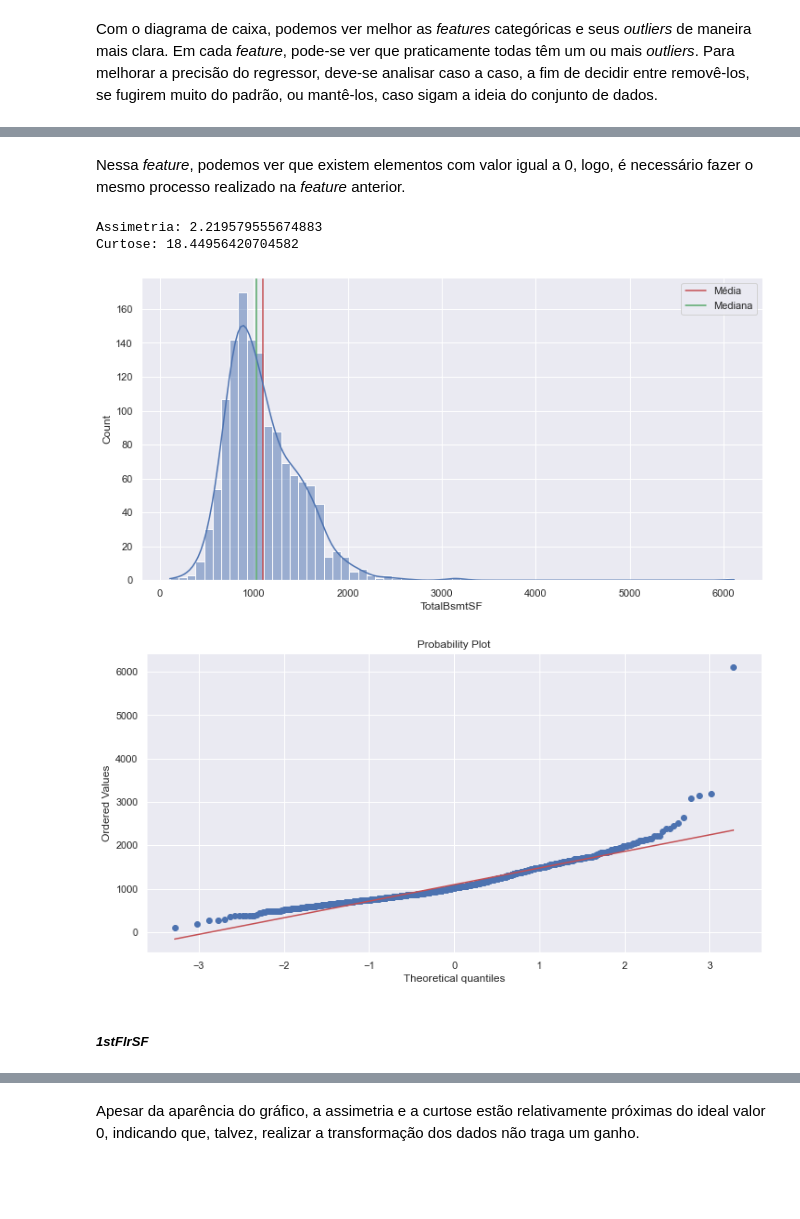
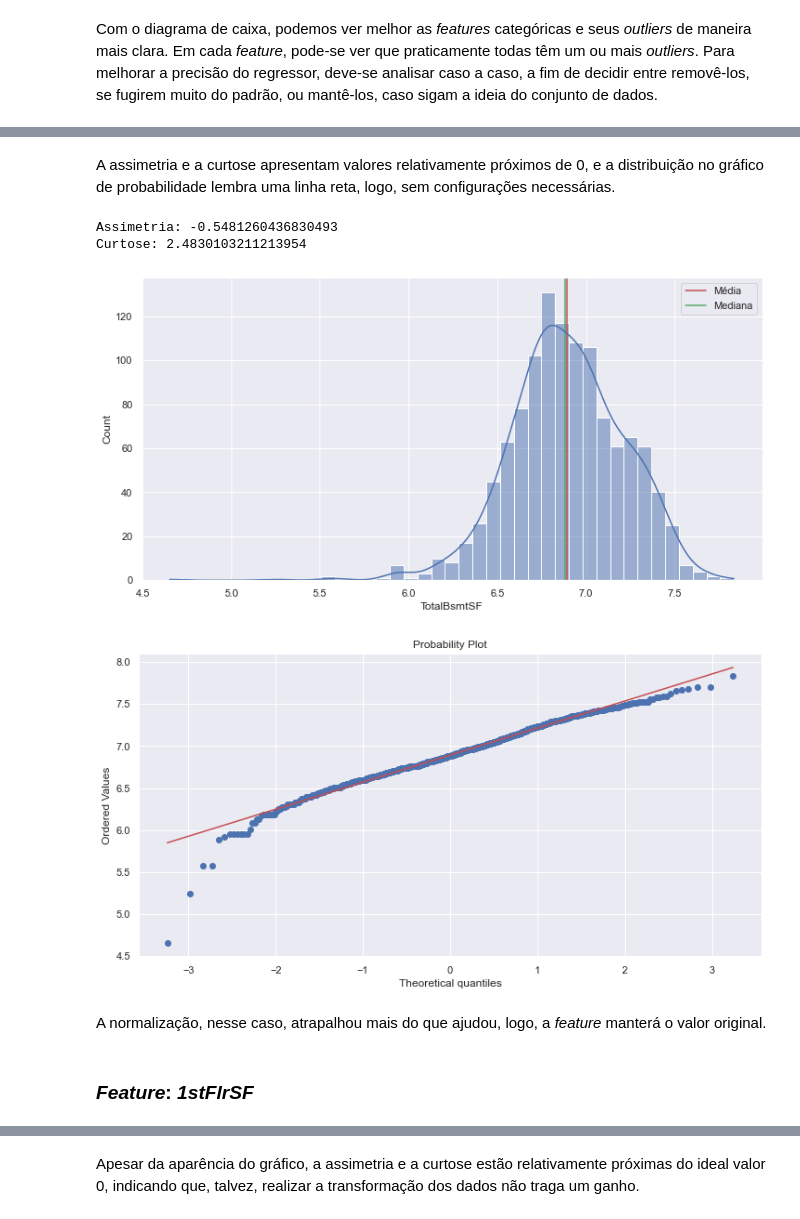
Before and after one commit to G-Moraes/house-prices, a Jupyter notebook: main.ipynb, the cells around one changed output, grey strips where cells are left out. Drawn from its saved outputs; the diff is of its cells as text; code cells hidden in the pictures; blank space fills up the shorter version.

```diff
--- a/main.ipynb
+++ b/main.ipynb
@@ -715,2 +775,2 @@ X.loc[X['GarageArea'] > 0,'HasGarage'] = 1
 # %%
-X.loc[X['GarageArea'] == 1,'GarageArea'] = np.log(X['GarageArea'])
+normGarageArea = np.log(X['GarageArea'])
@@ -731 +789,3 @@ O resultado não é dos melhores, mas é o que foi possível obter.
+# %%
+X['GarageArea'] = normGarageArea
 # %% [markdown]
@@ -743,8 +803,4 @@ createProbPlot(X['TotalBsmtSF'])
-# %% [markdown]
-Nessa *feature*, podemos ver que existem elementos com valor igual a 0, logo, é necessário fazer o mesmo processo realizado na *feature* anterior.
-# %%
-X['HasBsmt'] = pd.Series(len(X['TotalBsmtSF']), index=X.index)
-X['HasBsmt'] = 0
-X.loc[X['TotalBsmtSF'] > 0,'HasBsmt'] = 1
+# %% [markdown]
+A assimetria e a curtose apresentam valores relativamente próximos de 0, e a distribuição no gráfico de probabilidade lembra uma linha reta, logo, sem configurações necessárias.
 # %%
-X.loc[X['TotalBsmtSF'] == 1,'TotalBsmtSF'] = np.log(X['TotalBsmtSF'])
+normTotalBsmtSF = np.log(X['TotalBsmtSF'])
@@ -753,15 +807,17 @@ lista = X[X['TotalBsmtSF'] > 0 ]['TotalBsmtSF']
 # %%
-createHistPlot(lista)
+createHistPlot(normTotalBsmtSF)
 # %% [output]
-Assimetria: 2.219579555674883
-Curtose: 18.44956420704582
+Assimetria: -0.5481260436830493
+Curtose: 2.4830103211213954
-[figure, old version]
+[figure, new version]
 # %%
-createProbPlot(lista)
+createProbPlot(normTotalBsmtSF)
 # %% [output]
-[figure, old version]
+[figure, new version]
+# %% [markdown]
+A normalização, nesse caso, atrapalhou mais do que ajudou, logo, a *feature* manterá o valor original.
 # %% [markdown]
-##### *1stFlrSF*
+### *Feature*: *1stFlrSF*
 # %%
 createHistPlot(X['1stFlrSF'])
 # %% [output]
```
Also changed, not shown: parts of 117 cells of this notebook.
